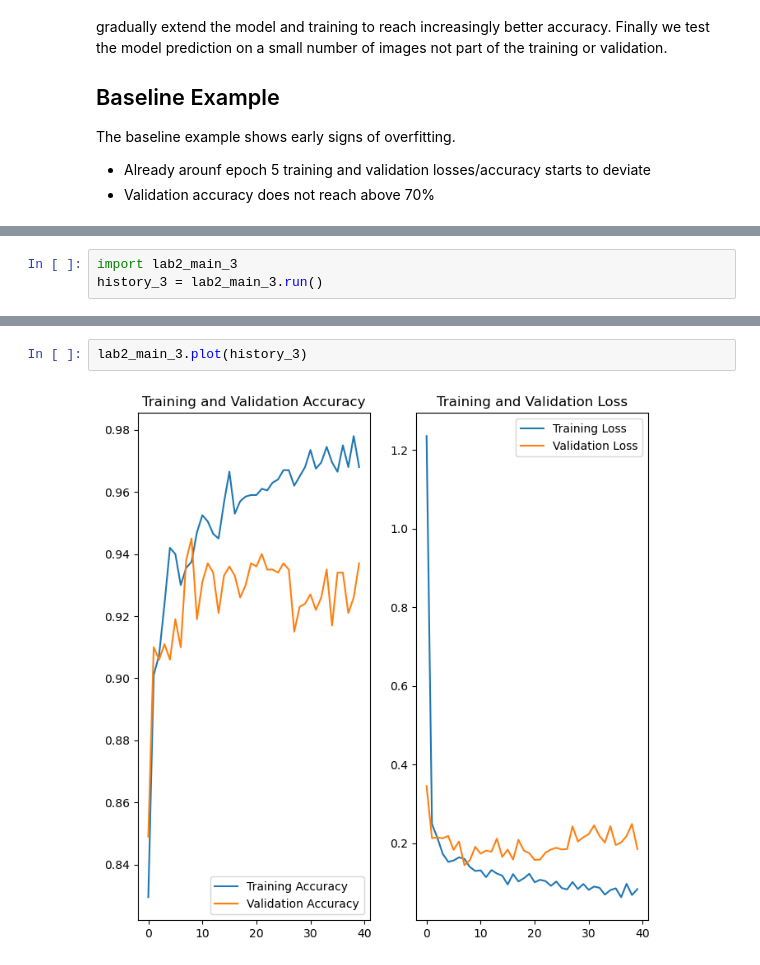
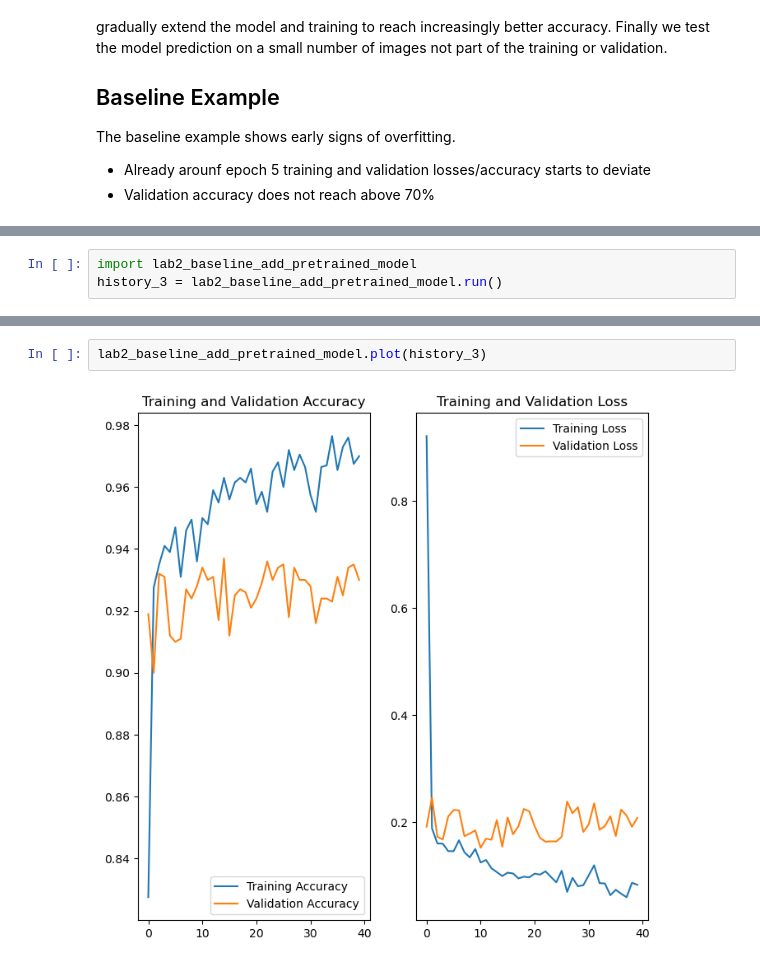
Before and after one commit to AleksanderCehovin/applied_ml_course, a Jupyter notebook: lab2/Report.ipynb, the cells around one changed output, grey strips where cells are left out. Cells and saved outputs as stored; diff of their text form.

```diff
--- a/lab2/Report.ipynb
+++ b/lab2/Report.ipynb
@@ -209,8 +202,8 @@ The result shows
 - Much higher maximum validation accuracy of about 94%
 - Beyond epoch 10 there is a little bit of divergence between training and validation data, but I kept the 40 epoch limit to generate more easily comparable results in this report.
 # %%
-import lab2_main_3
-history_3 = lab2_main_3.run()
+import lab2_baseline_add_pretrained_model
+history_3 = lab2_baseline_add_pretrained_model.run()
 # %% [output]
 Found 2000 images belonging to 2 classes.
 Found 1000 images belonging to 2 classes.
@@ -257,7 +263,7 @@ Epoch 40/40
 # %%
-lab2_main_3.plot(history_3)
+lab2_baseline_add_pretrained_model.plot(history_3)
 # %% [output]
-[figure, old version]
+[figure, new version]
 # %% [markdown]
 ## Final Test
 Finally, we test our network on a few image samples from the internet. The correct classification is
```
Also changed, not shown: parts of 12 cells of this notebook, 4 other files.
